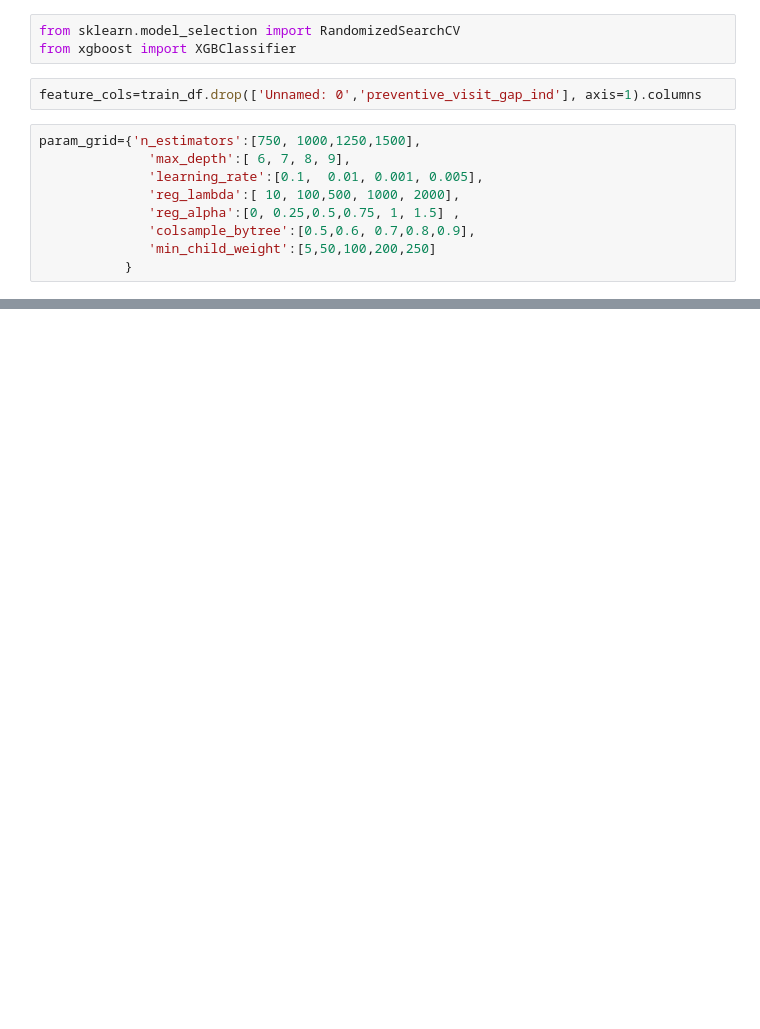
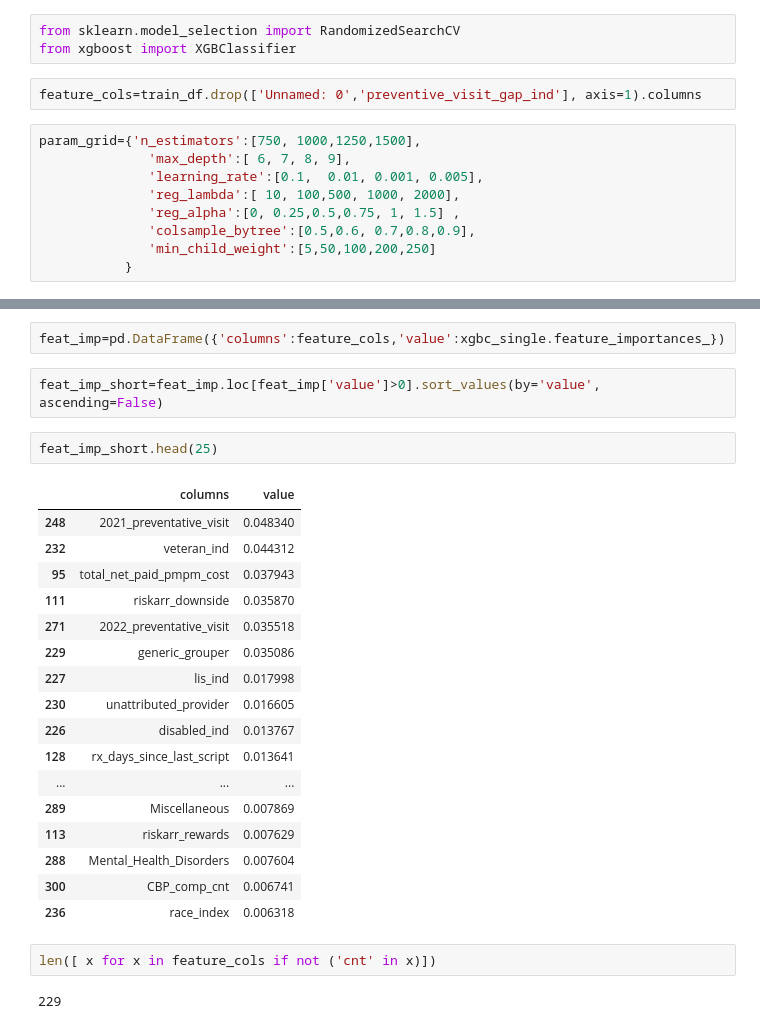
Before and after one commit to KavyaNair01/Machine_Learning, a Jupyter notebook: humana_model.ipynb, the cells around one changed output, grey strips where cells are left out. Drawn from its saved outputs; the diff is of its cells as text; blank space fills up the shorter version.

```diff
--- a/humana_model.ipynb
+++ b/humana_model.ipynb
@@ -74,0 +120,28 @@ Proceed (Y/n)?
+# %%
+feat_imp=pd.DataFrame({'columns':feature_cols,'value':xgbc_single.feature_importances_})
+# %%
+feat_imp_short=feat_imp.loc[feat_imp['value']>0].sort_values(by='value', ascending=False)
+# %%
+feat_imp_short.head(25)
+# %% [output]
+|  | columns | value |
+| 248 | 2021_preventative_visit | 0.048340 |
+| 232 | veteran_ind | 0.044312 |
+| 95 | total_net_paid_pmpm_cost | 0.037943 |
+| 111 | riskarr_downside | 0.035870 |
+| 271 | 2022_preventative_visit | 0.035518 |
+| 229 | generic_grouper | 0.035086 |
+| 227 | lis_ind | 0.017998 |
+| 230 | unattributed_provider | 0.016605 |
+| 226 | disabled_ind | 0.013767 |
+| 128 | rx_days_since_last_script | 0.013641 |
+| ... | ... | ... |
+| 289 | Miscellaneous | 0.007869 |
+| 113 | riskarr_rewards | 0.007629 |
+| 288 | Mental_Health_Disorders | 0.007604 |
+| 300 | CBP_comp_cnt | 0.006741 |
+| 236 | race_index | 0.006318 |
+# %%
+len([ x for x in feature_cols if not ('cnt' in x)])
+# %% [output]
+229
```
Also changed, not shown: parts of 16 cells of this notebook.
